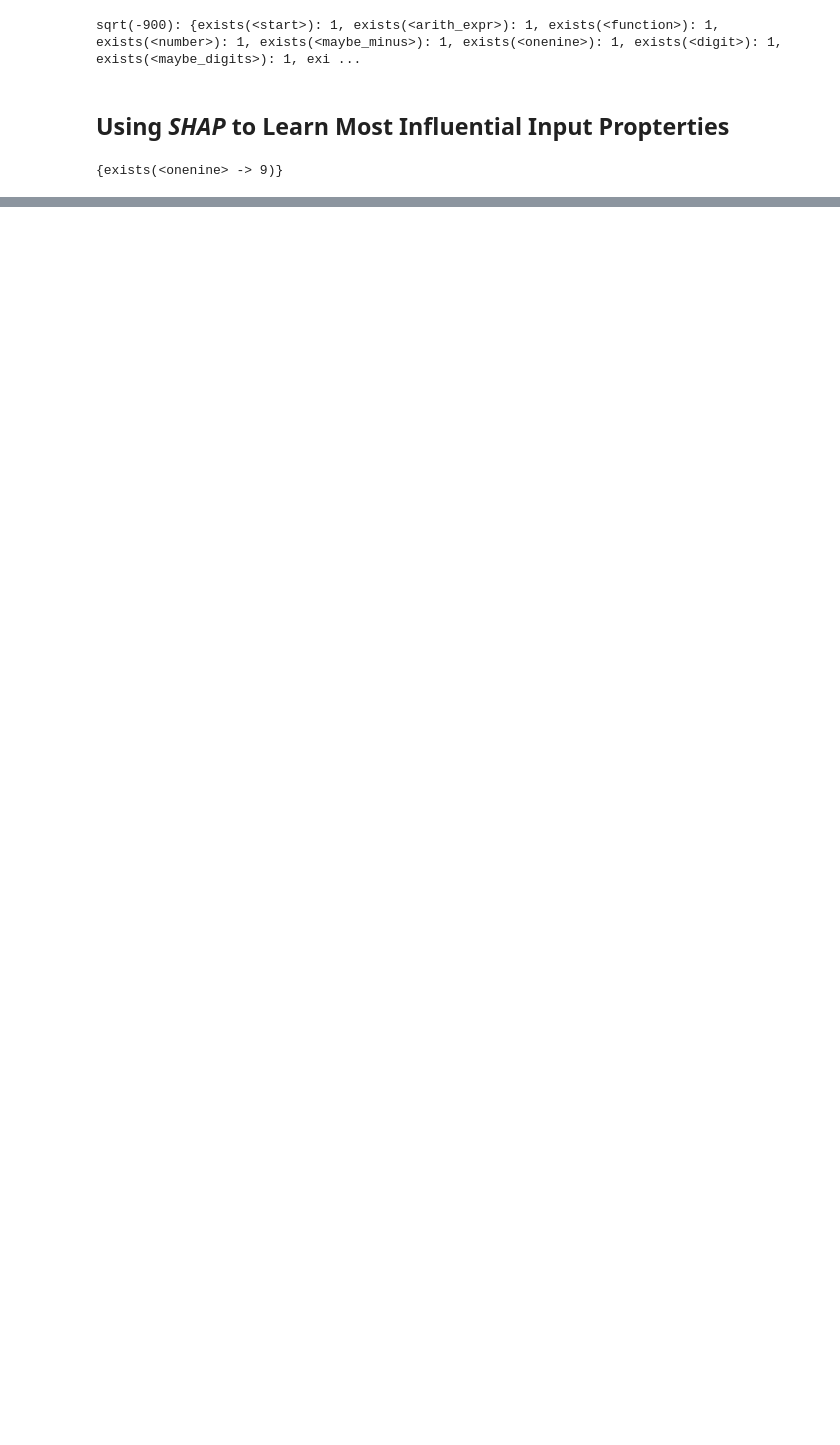
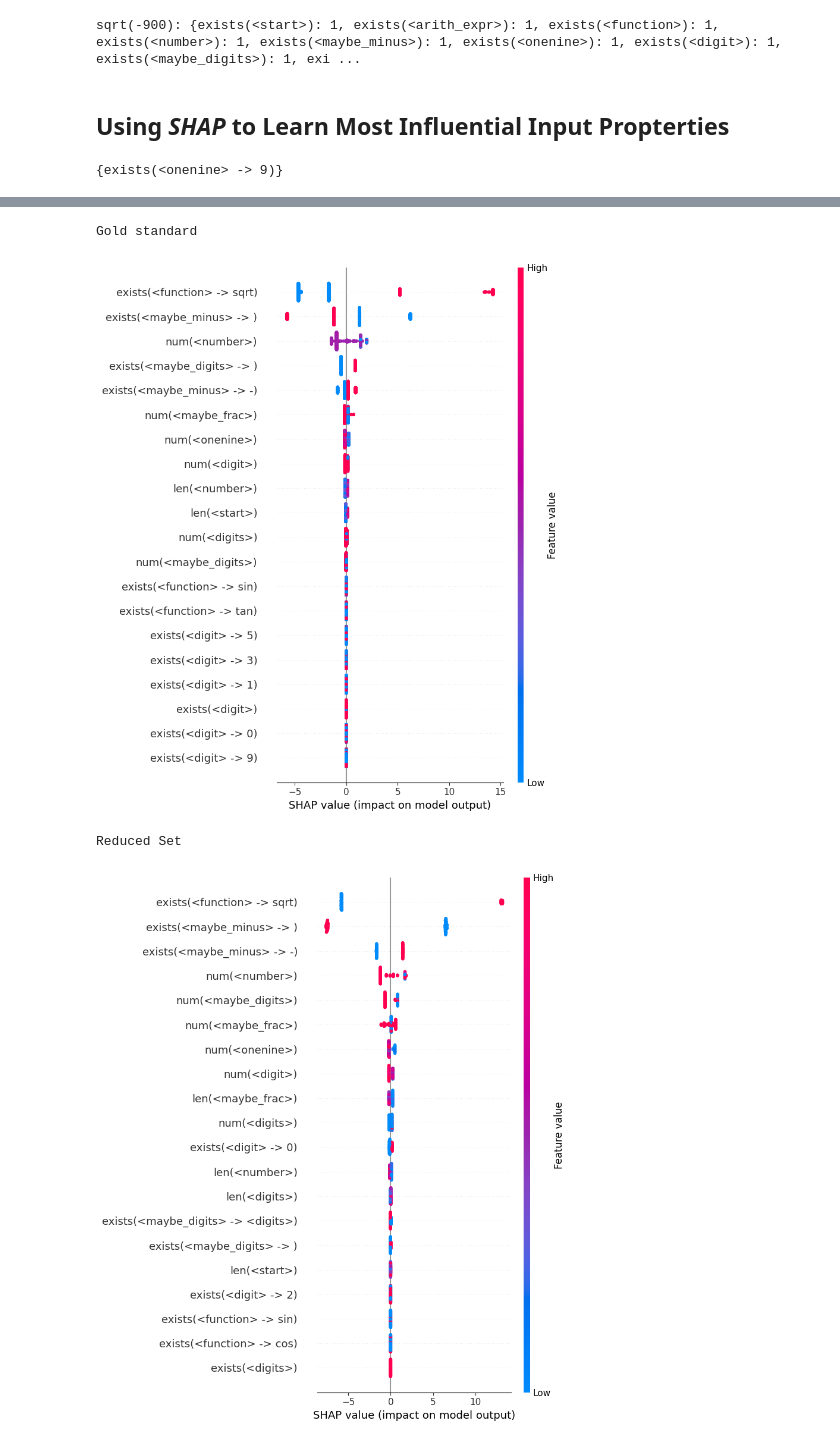
Before and after one commit to KonstiB/avicenna, a Jupyter notebook: notebooks/relevant_features.ipynb, the cells around one changed output, grey strips where cells are left out. Drawn from its saved outputs; the diff is of its cells as text; code cells hidden in the pictures; blank space fills up the shorter version.

Commit message:
bug fixes for notebook; implemented cell to get information about distinctiveness of input set

```diff
--- a/notebooks/relevant_features.ipynb
+++ b/notebooks/relevant_features.ipynb
@@ -116,8 +116,8 @@ rel, corr, ex = feature_learner.learn(test_inputs)
 from isla.fuzzer import GrammarFuzzer
 import copy
 
-gold_standard_size = 500
-reduced_size = 50
+gold_standard_size = 1000
+reduced_size = 75
 
 fuzzer = GrammarFuzzer(grammar)
 
@@ -130,19 +130,17 @@ for _ in range(gold_standard_size):
         new_input = Input(inp, oracle(inp))
     gold_standard_inputs.add(new_input)
 
-print(f"Length: {len(gold_standard_inputs)}")
-
-small_sized_inputs = set()
-for _ in range(gold_standard_size):
+comparison_inputs = set()
+for _ in range(reduced_size):
     inp = fuzzer.fuzz_tree()
-    small_sized_inputs.add(
-        Input(inp, oracle(inp))
-    )
+    new_input = Input(inp, oracle(inp))
+    while new_input in comparison_inputs:
+        inp = fuzzer.fuzz_tree()
+        new_input = Input(inp, oracle(inp))
+    comparison_inputs.add(new_input)
 
 for inp in gold_standard_inputs:
     inp.update_features(collector.collect_features(inp))
 
-for inp in small_sized_inputs:
+for inp in comparison_inputs:
     inp.update_features(collector.collect_features(inp))
-
-gold_standard_inputs_copy = copy.deepcopy(gold_standard_inputs)
@@ -203,0 +147,10 @@ AttributeError: 'numpy.ndarray' object has no attribute 'get_features'
+# %%
+from avicenna.input_reducer import generate_features, select_dissimilar_inputs, create_Input_list, normalize_features, reduce_dimensionality
+features = generate_features(gold_standard_inputs, grammar, [ExistenceFeature, DerivationFeature, NumericFeature, LengthFeature])
+input_feature_vector_list = reduce_dimensionality(features, with_PCA = False)
+print(f"Original features: {len(features[0].get_features())}, after monotone/redundant removal: {len(input_feature_vector_list[0].get_features())}")
+
+normalized_input_vector_list = normalize_features(input_feature_vector_list)
+
+selected_input_feature_vectors = select_dissimilar_inputs(normalized_input_vector_list, reduced_size)
+inputs =  create_Input_list(selected_input_feature_vectors, gold_standard_inputs)
@@ -209,6 +227,14 @@ feature_learner = feature_extractor.SHAPRelevanceLearner(
     show_beeswarm_plot=True
 )
 # %%
+print("Gold standard")
 relevant_features_gs, correlating_features_gs, _ = feature_learner.learn(gold_standard_inputs)
-relevant_features_rs, correlating_features_rs, _ = feature_learner.learn(small_sized_inputs)
-relevant_features_ds, correlating_features_ds, _ = feature_learner.learn(inputs)
+print("Reduced Set")
+relevant_features_rs, correlating_features_rs, _ = feature_learner.learn(inputs)
+print("Comparison Set")
+relevant_features_cs, correlating_features_cs, _ = feature_learner.learn(comparison_inputs)
+# %% [output]
+Gold standard
+[figure, added]
+Reduced Set
+[figure, added]
```
Also changed, not shown: parts of 16 cells of this notebook, 1 other file.
